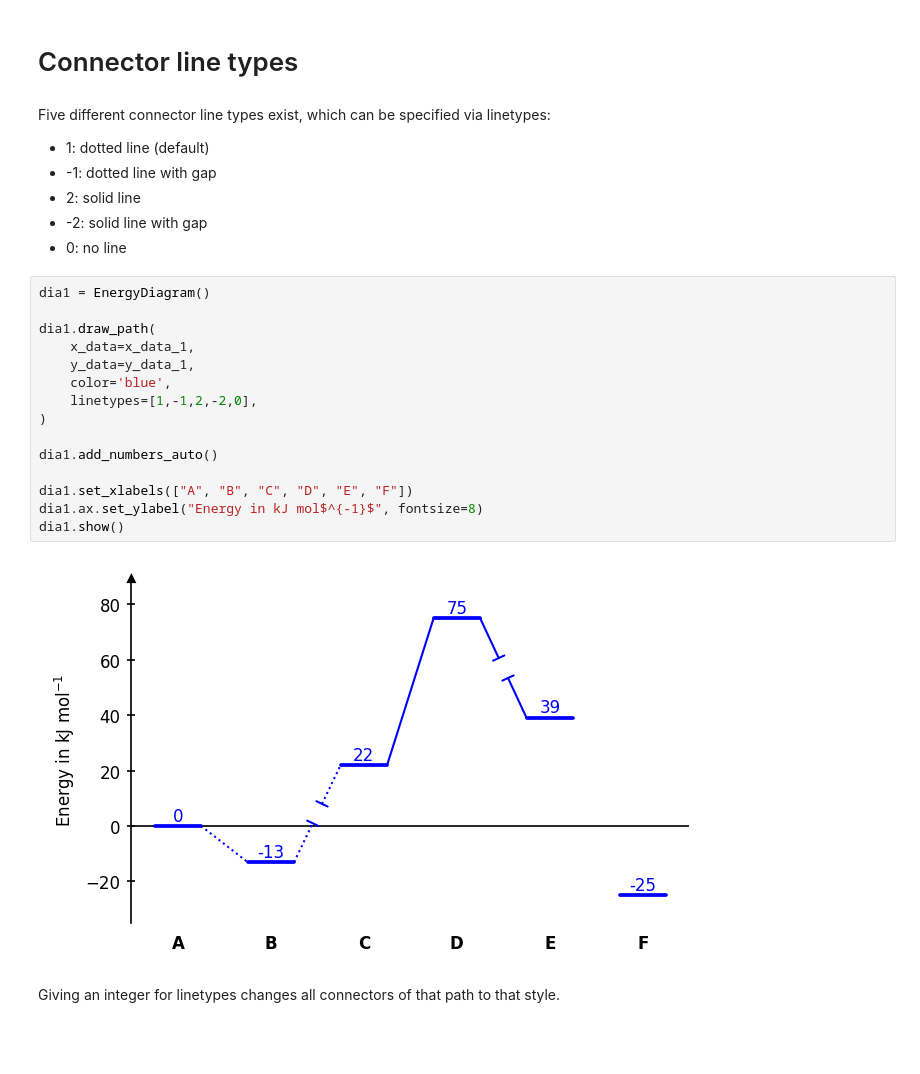
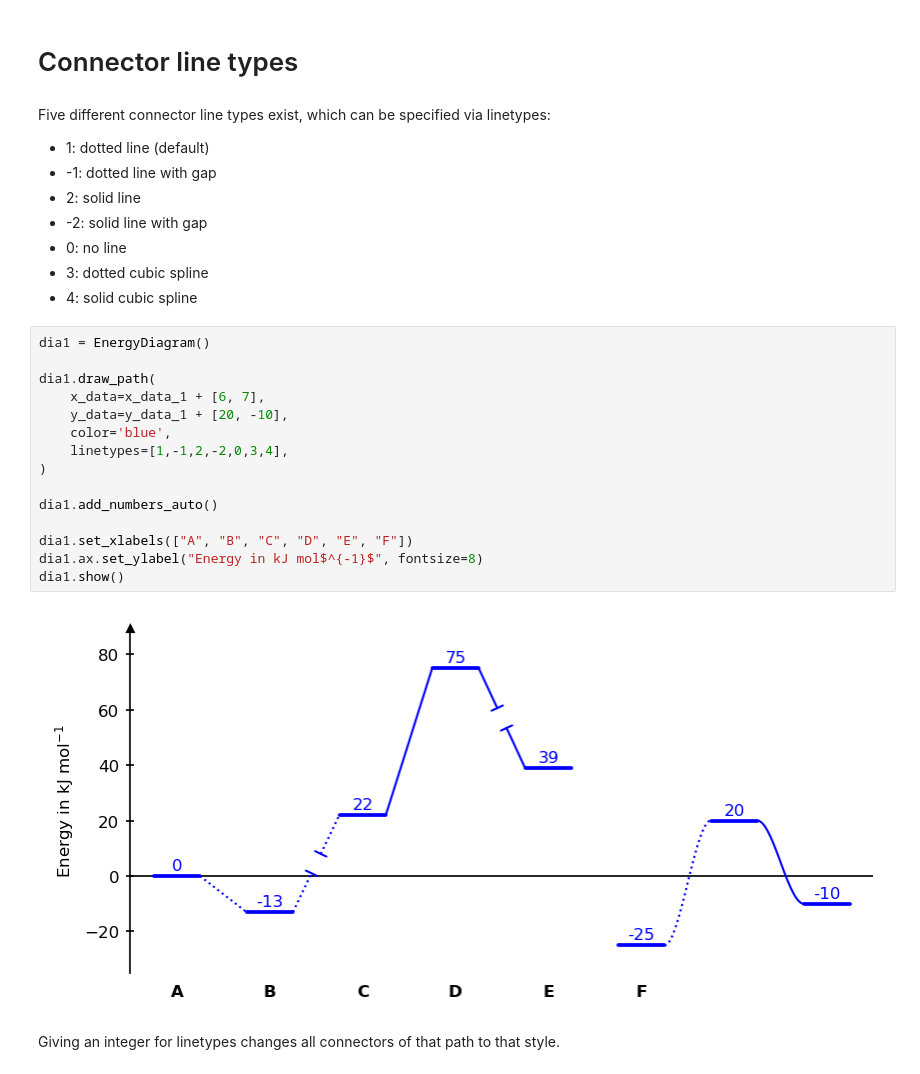
Before and after one commit to Tonner-Zech-Group/chem-diagrams, a Jupyter notebook: examples/example_use.ipynb, the cells around one changed output. Cells and saved outputs as stored; diff of their text form; blank space fills up the shorter version.

```diff
--- a/examples/example_use.ipynb
+++ b/examples/example_use.ipynb
@@ -67,23 +67,25 @@ Five different connector line types exist, which can be specified via linetypes:
 - 2: solid line
 - -2: solid line with gap
 - 0: no line
+- 3: dotted cubic spline
+- 4: solid cubic spline
 # %%
 dia1 = EnergyDiagram()
 
 dia1.draw_path(
-    x_data=x_data_1,
-    y_data=y_data_1,
+    x_data=x_data_1 + [6, 7],
+    y_data=y_data_1 + [20, -10],
     color='blue',
-    linetypes=[1,-1,2,-2,0],
+    linetypes=[1,-1,2,-2,0,3,4],
 )
 
 dia1.add_numbers_auto()
 
 dia1.set_xlabels(["A", "B", "C", "D", "E", "F"])
 dia1.ax.set_ylabel("Energy in kJ mol$^{-1}$", fontsize=8)
 dia1.show()
 # %% [output]
-[figure, old version]
+[figure, new version]
 # %% [markdown]
 Giving an integer for linetypes changes all connectors of that path to that style.
 # %%
```
Also changed, not shown: parts of 2 cells of this notebook, 4 other files.
